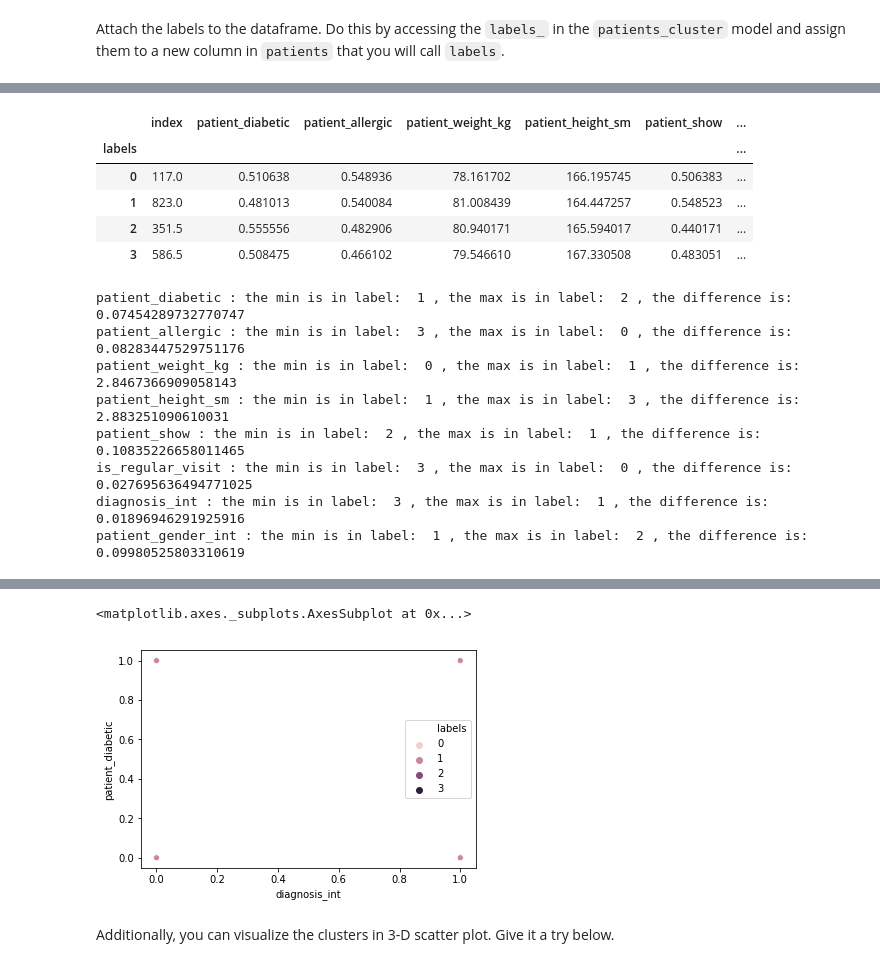
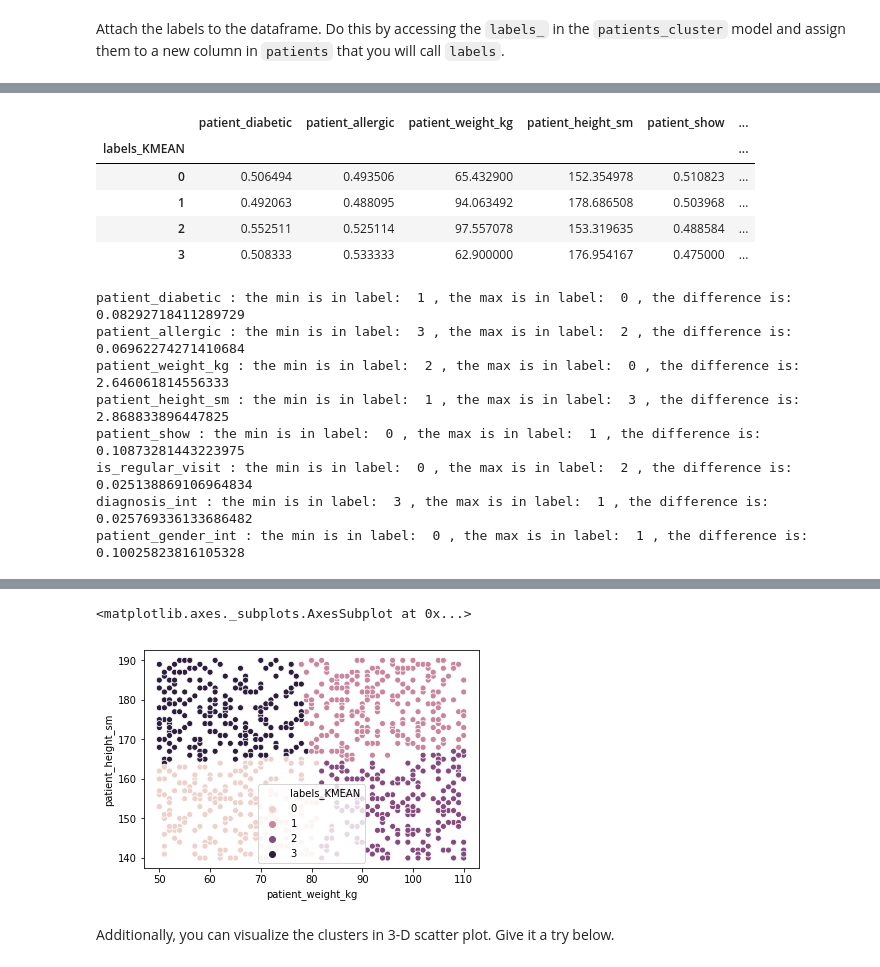
Before and after one commit to ta-data-lis/lab-unsupervised-learning-and-sklearn, a Jupyter notebook: your-code/main.ipynb, the cells around one changed output, grey strips where cells are left out. Drawn from its saved outputs; the diff is of its cells as text; code cells hidden in the pictures.

```diff
--- a/your-code/main.ipynb
+++ b/your-code/main.ipynb
@@ -424,5 +445,5 @@ patients["patient_gender_int"] = [1 if (patients.patient_gender[i] == "Female")
 # %%
-patients = patients.drop(columns={"doctor_name", "diagnosis", "prescribed_medicines", "patient_gender"}).reset_index()
+patients = patients.drop(columns={"doctor_name", "diagnosis", "prescribed_medicines", "patient_gender"})#.reset_index()
 # %% [markdown]
 Let's look at the head again to ensure the re-encoding and dropping are successful:
 # %%
@@ -439,7 +460,7 @@ patients.head()
 An interesting observation is that all patients are no older than 2 years. However, their weights and heights indicate that they are adults. This cannot be true. Therefore, we can either trust the weight and height columns or the DOB column. Since there are other columns that indicate that these are adults (they have emails, some have diabetes) we will drop the `patient_dob` column. We will also drop the `appointment_date` column since it has too many unique values to transform to a dummy variable. Drop the two columns in the cell below.
 # %%
 # Your code here:
-patients = patients.drop(columns={"level_0", "index", "patient_dob", "appointment_date"}).reset_index()
+patients = patients.drop(columns={"patient_dob", "appointment_date"})#.reset_index()
 # %% [markdown]
 #### Our data is now ready for clustering. Let's use k-means again.
 
@@ -448,5 +469,5 @@ We start by initializing and fitting a model in the cell below. Call this model
 # Your code here:
 from sklearn.cluster import KMeans
 
-patients_cluster = KMeans(n_clusters=4)
-patients_cluster.fit(patients)
+cluster = KMeans(n_clusters=4)
+model = cluster.fit(patients)
@@ -458,4 +475,5 @@ KMeans(algorithm='auto', copy_x=True, init='k-means++', max_iter=300,
 Attach the labels to the dataframe. Do this by accessing the `labels_` in the `patients_cluster` model and assign them to a new column in `patients` that you will call `labels`.
 # %%
 # Your code here:
-patients["labels"]=patients_cluster.labels_
+patients["labels_KMEAN"]=model.labels_
+patients
@@ -466,33 +503,33 @@ Now using a `groupby`, find the mean of every variable in `patients` and group b
 
 Additionally, add a comment to describe which columns have the largest difference between clusters.
 # %%
-patients_labels = patients.groupby("labels").agg("mean")
-patients_labels
+patients_KMean = patients.groupby("labels_KMEAN").agg("mean")
+patients_KMean
 # %% [output]
-|  | index | patient_diabetic | patient_allergic | patient_weight_kg | patient_height_sm | patient_show | ... |
-| labels |  |  |  |  |  |  | ... |
-| 0 | 117.0 | 0.510638 | 0.548936 | 78.161702 | 166.195745 | 0.506383 | ... |
-| 1 | 823.0 | 0.481013 | 0.540084 | 81.008439 | 164.447257 | 0.548523 | ... |
-| 2 | 351.5 | 0.555556 | 0.482906 | 80.940171 | 165.594017 | 0.440171 | ... |
-| 3 | 586.5 | 0.508475 | 0.466102 | 79.546610 | 167.330508 | 0.483051 | ... |
+|  | patient_diabetic | patient_allergic | patient_weight_kg | patient_height_sm | patient_show | ... |
+| labels_KMEAN |  |  |  |  |  | ... |
+| 0 | 0.506494 | 0.493506 | 65.432900 | 152.354978 | 0.510823 | ... |
+| 1 | 0.492063 | 0.488095 | 94.063492 | 178.686508 | 0.503968 | ... |
+| 2 | 0.552511 | 0.525114 | 97.557078 | 153.319635 | 0.488584 | ... |
+| 3 | 0.508333 | 0.533333 | 62.900000 | 176.954167 | 0.475000 | ... |
 # %%
 # Your code here:
 columns = [ "patient_diabetic","patient_allergic","patient_weight_kg","patient_height_sm","patient_show","is_regular_visit","diagnosis_int","patient_gender_int"]
 
 for i,j in zip(columns,range(len(columns))):
-    min_label = patients_labels[i].idxmin()
-    max_label = patients_labels[i].idxmax()
-    diff = patients_labels[i].max()-patients_labels[i].min()
+    min_label = patients_KMean[i].idxmin()
+    max_label = patients_KMean[i].idxmax()
+    diff = patients_KMean[i].max()-patients_KMean[i].min()
     print(columns[j],": the min is in label: ",min_label,", the max is in label: ",max_label,", the difference is:", diff)
 # %% [output]
-patient_diabetic : the min is in label:  1 , the max is in label:  2 , the difference is: 0.07454289732770747
-patient_allergic : the min is in label:  3 , the max is in label:  0 , the difference is: 0.08283447529751176
-patient_weight_kg : the min is in label:  0 , the max is in label:  1 , the difference is: 2.8467366909058143
-patient_height_sm : the min is in label:  1 , the max is in label:  3 , the difference is: 2.883251090610031
-patient_show : the min is in label:  2 , the max is in label:  1 , the difference is: 0.10835226658011465
-is_regular_visit : the min is in label:  3 , the max is in label:  0 , the difference is: 0.027695636494771025
-diagnosis_int : the min is in label:  3 , the max is in label:  1 , the difference is: 0.01896946291925916
-patient_gender_int : the min is in label:  1 , the max is in label:  2 , the difference is: 0.09980525803310619
+patient_diabetic : the min is in label:  1 , the max is in label:  0 , the difference is: 0.08292718411289729
+patient_allergic : the min is in label:  3 , the max is in label:  2 , the difference is: 0.06962274271410684
+patient_weight_kg : the min is in label:  2 , the max is in label:  0 , the difference is: 2.646061814556333
+patient_height_sm : the min is in label:  1 , the max is in label:  3 , the difference is: 2.868833896447825
+patient_show : the min is in label:  0 , the max is in label:  1 , the difference is: 0.10873281443223975
+is_regular_visit : the min is in label:  0 , the max is in label:  2 , the difference is: 0.025138869106964834
+diagnosis_int : the min is in label:  3 , the max is in label:  1 , the difference is: 0.025769336133686482
+patient_gender_int : the min is in label:  0 , the max is in label:  1 , the difference is: 0.10025823816105328
 # %%
 # Your comment here:
 # the highest difference is in patient_height_sm with 2.88
@@ -507,13 +544,13 @@ If the scatter plot does not make any sense to you, it means the features you ch
 # %%
 # Your code here:
 import seaborn as sns
-x = patients.diagnosis_int
-y = patients.patient_diabetic
-sns.scatterplot(x,y, hue = "labels", data = patients)
+x = patients.patient_weight_kg
+y = patients.patient_height_sm
+sns.scatterplot(x,y, hue = "labels_KMEAN", data = patients)
 
 # Did I do something wrong? Which features do i have to use?
 # %% [output]
 <matplotlib.axes._subplots.AxesSubplot at 0x...>
-[figure, old version]
+[figure, new version]
 # %% [markdown]
 Additionally, you can visualize the clusters in 3-D scatter plot. Give it a try below.
```
Also changed, not shown: parts of 23 cells of this notebook.
